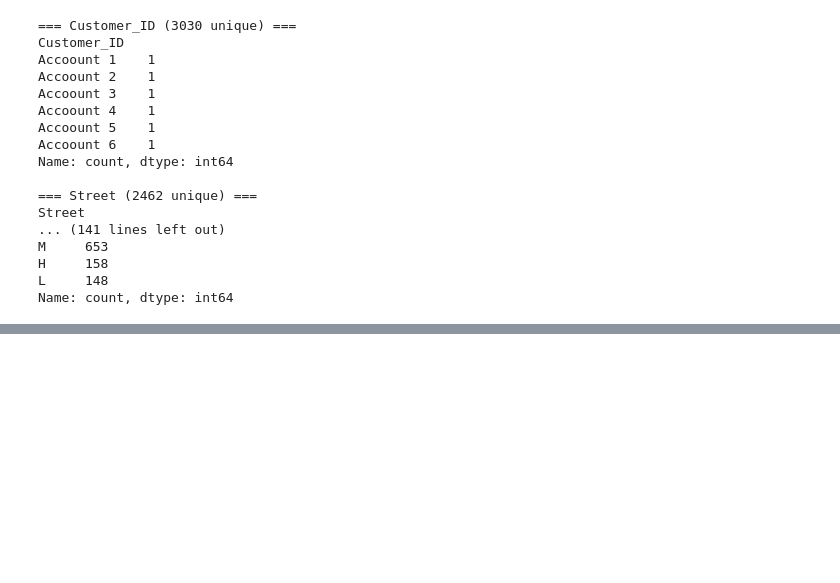
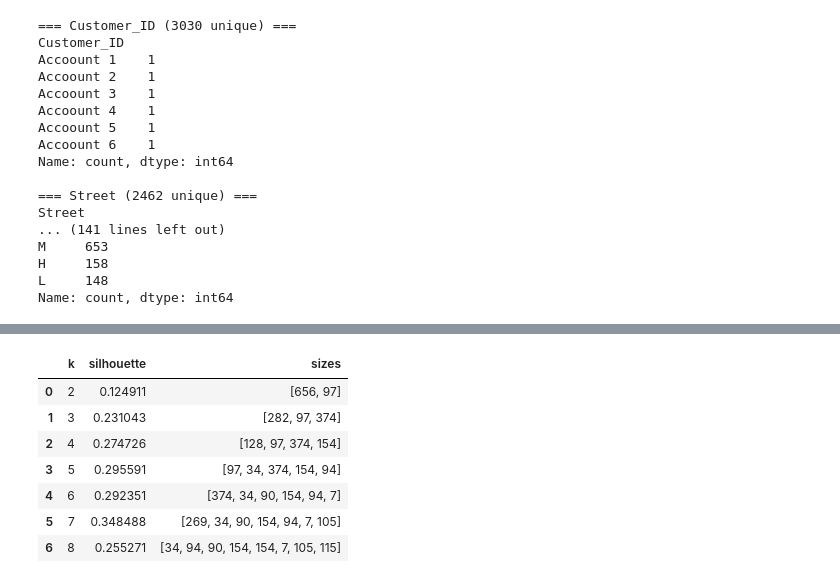
Before and after one commit to chirayum64/assignment, a Jupyter notebook: analysis/clustering_analysis.ipynb, the cells around one changed output, grey strips where cells are left out. Saved outputs shown, nothing was run; the diff lists cells and outputs as text; code cells hidden in the pictures; blank space fills up the shorter version.

```diff
--- a/analysis/clustering_analysis.ipynb
+++ b/analysis/clustering_analysis.ipynb
@@ -12,19 +16,25 @@ warnings.filterwarnings("ignore")
 
 import numpy as np
 import pandas as pd
-from scipy.spatial.distance import pdist, squareform
-from sklearn.metrics import silhouette_score
-from kmodes.kmodes import KModes
-import prince
+from sklearn.cluster import AgglomerativeClustering
+from sklearn.metrics import silhouette_score, silhouette_samples, adjusted_rand_score
 import matplotlib.pyplot as plt
 
 pd.set_option('display.max_columns', None)
 pd.set_option('display.width', 160)
 
-RANDOM_STATE = 42
-DATA_PATH = "../Clustering_Data.ftr"
+import sys
+sys.path.insert(0, '.')
+from run_analysis import (
+    load_data, prepare_features, assign_tiers, data_quality_report,
+    gower_na_aware_distance, naive_kmodes_baseline, choose_k_agglomerative,
+    cluster_profile_table, mca_plot, avf_outliers, centroid_distance_outliers,
+    validation_metrics, crosstab_validation,
+    BUSINESS_FEATURES, CORE6, RPC_BLOCK, MSP_BLOCK, CLUSTER_NAMES,
+    TIER0_LABEL, TIER1A_LABEL, TIER1B_LABEL, TIER1C_LABEL,
+)
 
-df = pd.read_feather(DATA_PATH)
+df = load_data()
 print(df.shape)
 df.head()
 # %% [output]
@@ -474,0 +177,3 @@ Saved outputs/Cluster_Customer_Mapping.xlsx
+# %%
+tiered = assign_tiers(clean)
+tiered['tier'].value_counts()
@@ -474,0 +215,16 @@ Saved outputs/Cluster_Customer_Mapping.xlsx
+# %%
+fully_profiled = scored[scored['tier'] == '2'].reset_index(drop=True)
+X_fp = fully_profiled[BUSINESS_FEATURES]
+dist_fp = gower_na_aware_distance(X_fp)
+
+k_table = choose_k_agglomerative(dist_fp, range(2, 9), linkage='complete')
+k_table[['k','silhouette','sizes']]
+# %% [output]
+|  | k | silhouette | sizes |
+| 0 | 2 | 0.124911 | [656, 97] |
+| 1 | 3 | 0.231043 | [282, 97, 374] |
+| 2 | 4 | 0.274726 | [128, 97, 374, 154] |
+| 3 | 5 | 0.295591 | [97, 34, 374, 154, 94] |
+| 4 | 6 | 0.292351 | [374, 34, 90, 154, 94, 7] |
+| 5 | 7 | 0.348488 | [269, 34, 90, 154, 94, 7, 105] |
+| 6 | 8 | 0.255271 | [34, 94, 90, 154, 154, 7, 105, 115] |
```
Also changed, not shown: parts of 53 cells of this notebook, 9 other files.
